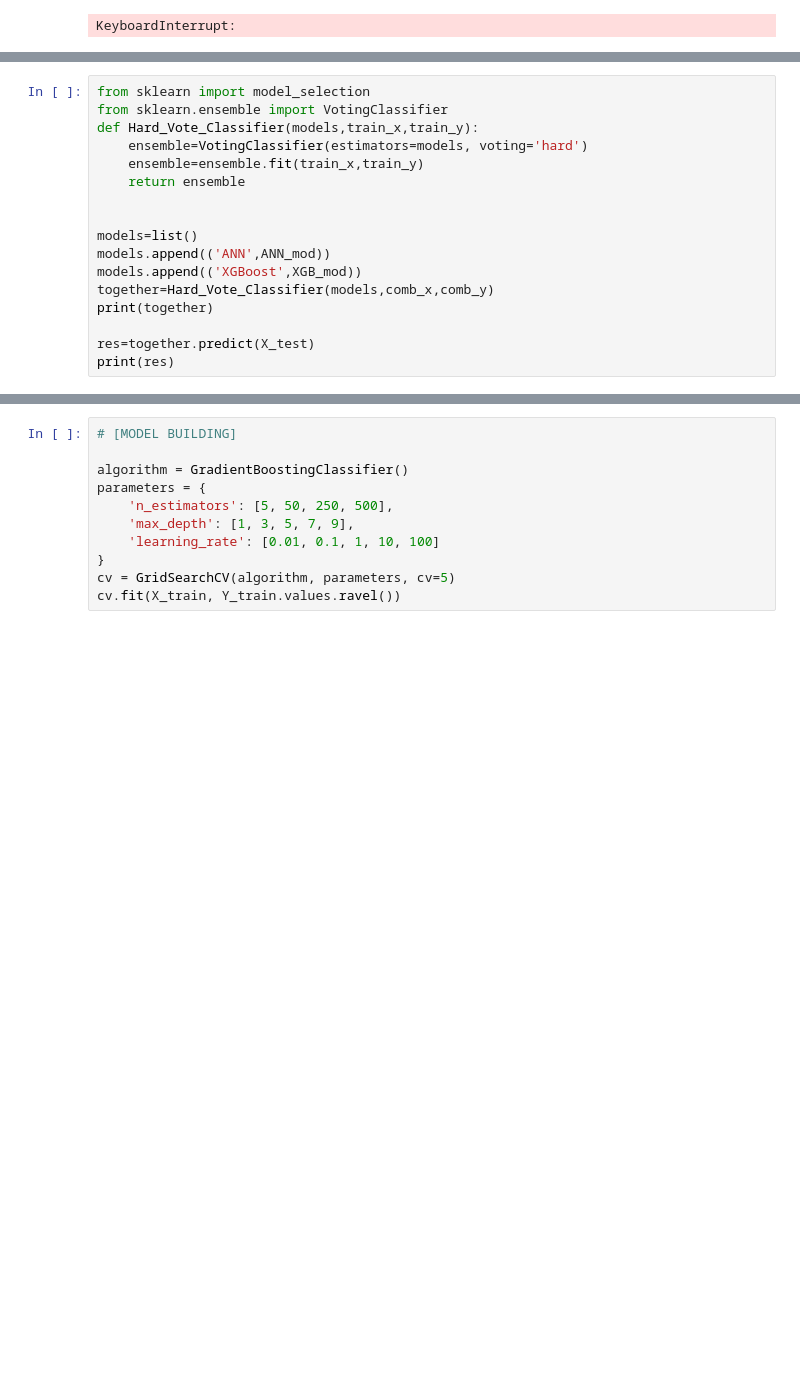
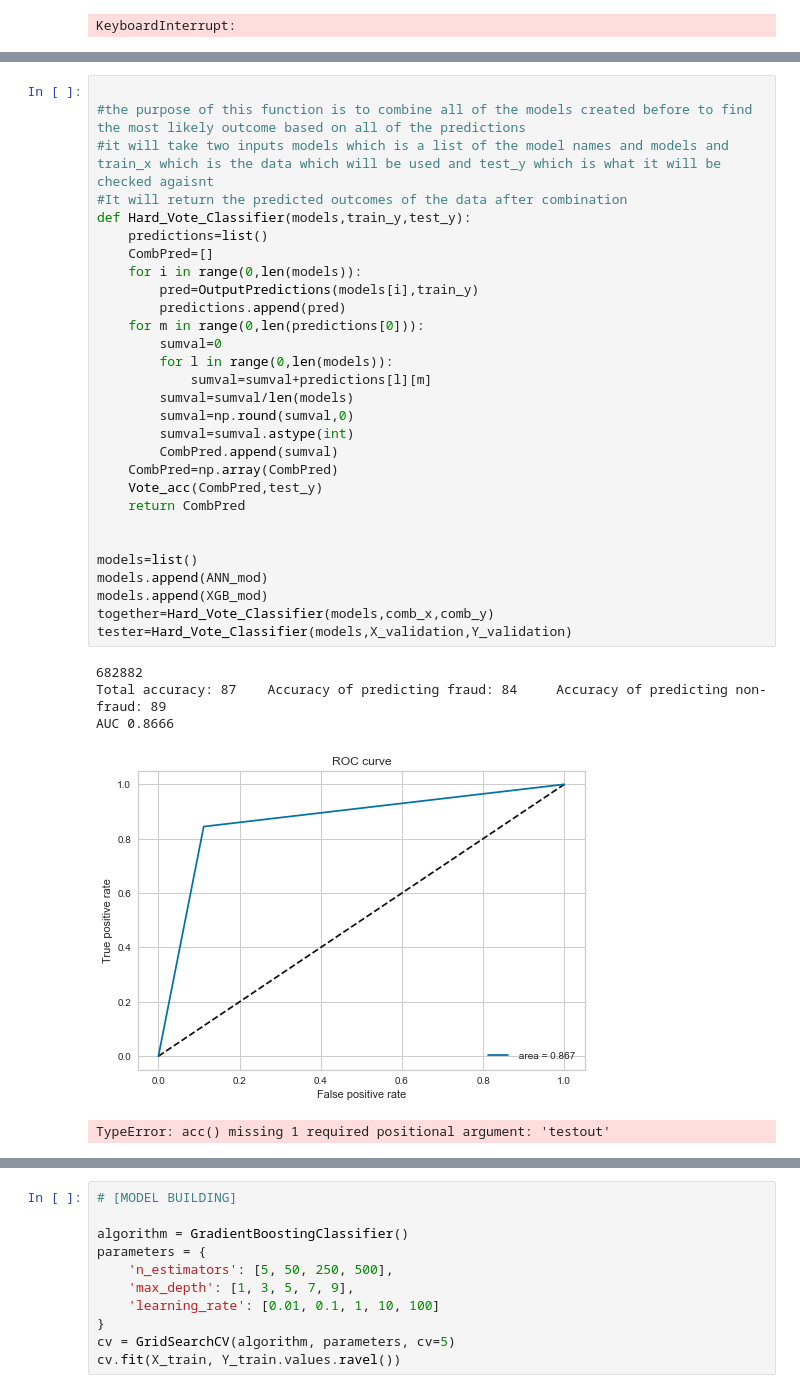
Before and after one commit to KevinGenereux/ESOF_0151_Project, a Jupyter notebook: lucas-src/fraud_detection lucas copy.ipynb, the cells around one changed output, grey strips where cells are left out. Saved outputs shown, nothing was run; the diff lists cells and outputs as text; blank space fills up the shorter version.

```diff
--- a/lucas-src/fraud_detection lucas copy.ipynb
+++ b/lucas-src/fraud_detection lucas copy.ipynb
@@ -636,17 +611,0 @@ OutputPredictions(ANN_mod,X_test)
-# %%
-from sklearn import model_selection
-from sklearn.ensemble import VotingClassifier
-def Hard_Vote_Classifier(models,train_x,train_y):
-    ensemble=VotingClassifier(estimators=models, voting='hard')
-    ensemble=ensemble.fit(train_x,train_y)
-    return ensemble
-
-
-models=list()
-models.append(('ANN',ANN_mod))
-models.append(('XGBoost',XGB_mod))
-together=Hard_Vote_Classifier(models,comb_x,comb_y)
-print(together)
-
-res=together.predict(X_test)
-print(res)
@@ -654,0 +646,35 @@ ValueError: The estimator Sequential should be a classifier.
+# %%
+
+#the purpose of this function is to combine all of the models created before to find the most likely outcome based on all of the predictions
+#it will take two inputs models which is a list of the model names and models and train_x which is the data which will be used and test_y which is what it will be checked agaisnt
+#It will return the predicted outcomes of the data after combination
+def Hard_Vote_Classifier(models,train_y,test_y):
+    predictions=list()
+    CombPred=[]
+    for i in range(0,len(models)):
+        pred=OutputPredictions(models[i],train_y)
+        predictions.append(pred)
+    for m in range(0,len(predictions[0])):
+        sumval=0
+        for l in range(0,len(models)):
+            sumval=sumval+predictions[l][m]
+        sumval=sumval/len(models)
+        sumval=np.round(sumval,0)
+        sumval=sumval.astype(int)
+        CombPred.append(sumval)
+    CombPred=np.array(CombPred)
+    Vote_acc(CombPred,test_y)
+    return CombPred
+
+
+models=list()
+models.append(ANN_mod)
+models.append(XGB_mod)
+together=Hard_Vote_Classifier(models,comb_x,comb_y)
+tester=Hard_Vote_Classifier(models,X_validation,Y_validation)
+# %% [output]
+682882
+Total accuracy: 87    Accuracy of predicting fraud: 84     Accuracy of predicting non-fraud: 89
+AUC 0.8666
+[figure, added]
+TypeError: acc() missing 1 required positional argument: 'testout'
```
Also changed, not shown: parts of 7 cells of this notebook, 17 other files.
